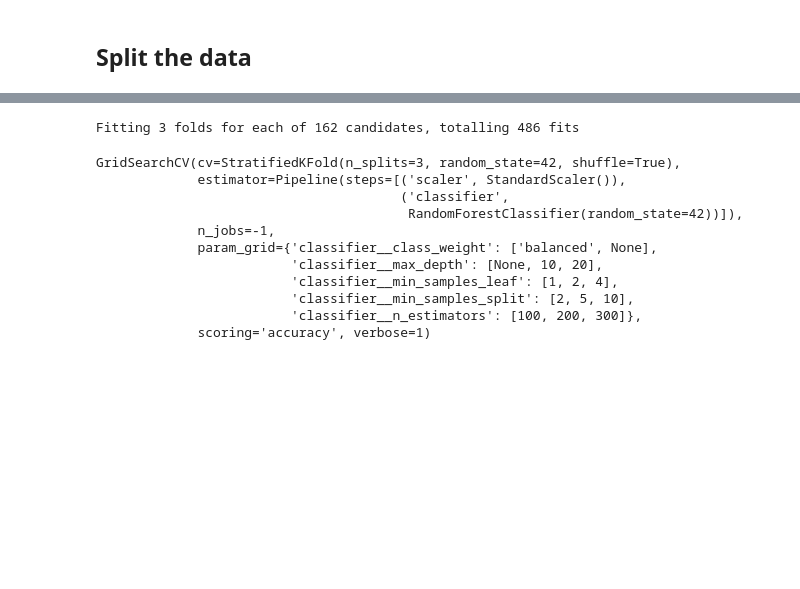
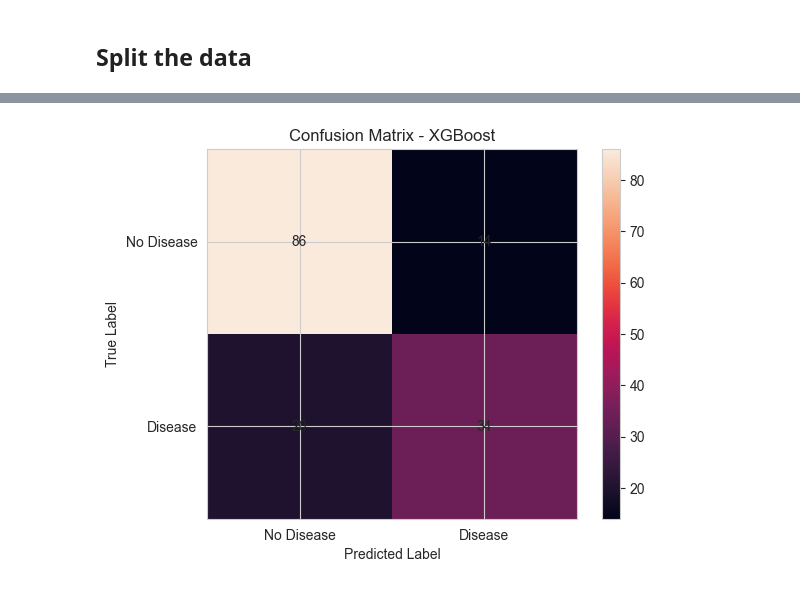
Before and after one commit to khalidkhankakar/Pulse-AI-FYP-, a Jupyter notebook: models/notebooks/diabetes.ipynb, the cells around one changed output, grey strips where cells are left out. Drawn from its saved outputs; the diff is of its cells as text; code cells hidden in the pictures; blank space fills up the shorter version.

Commit message:
MAKING THE XGBOOST MODEL FOR DIABETES DATASET

```diff
--- a/models/notebooks/diabetes.ipynb
+++ b/models/notebooks/diabetes.ipynb
@@ -86,7 +85,3 @@ plt.xticks(rotation=90)
 plt.show()
 # %% [output]
 [figure]
-# %%
-# now apply log to all features that are skewed
-for col in diabetes_data.columns:
-    diabetes_data[col] = np.log1p(diabetes_data[col])
@@ -112,0 +150,7 @@ Name: Outcome, dtype: float64
+# %%
+from sklearn.impute import SimpleImputer
+imputer = SimpleImputer(missing_values=np.nan, strategy='mean')
+imputer.fit(data_enhance)
+data_enhance = imputer.transform(data_enhance)
+data_enhance = pd.DataFrame(data_enhance, columns=diabetes_data.columns)
+data_enhance.shape
@@ -115,17 +161,11 @@ Name: Outcome, dtype: float64
 # %%
-data_enhance = diabetes_data.copy()
-
 data_enhance['BMI_Age'] = data_enhance['BMI'] * data_enhance['Age']
 data_enhance['Glucose_BMI'] = data_enhance['Glucose'] * data_enhance['BMI']
 data_enhance['Glucose_Insulin'] = data_enhance['Glucose'] * data_enhance['Insulin']
 
 # Create polynomial features
 data_enhance['BMI_squared'] = data_enhance['BMI'] ** 2
-data_enhance['Age_squared'] = data_enhance['Age'] ** 2
 data_enhance['Glucose_squared'] = data_enhance['Glucose'] ** 2
-
-# Create ratio features
-data_enhance['Glucose_to_Insulin'] = data_enhance['Glucose'] / (data_enhance['Insulin'] + 1)
 # %%
 from src.utils.main import corelation_data
 corelation_data(data_enhance, 'Outcome', method='pearson')
@@ -150,5 +188,6 @@ Name: Outcome, dtype: float64
 # %% [markdown]
 ## Split the data
 # %%
-X = data_enhance.drop("Outcome", axis=1)
+X = data_enhance.drop(["Outcome"], axis=1)
 y = data_enhance["Outcome"]
+X.columns
@@ -182,44 +231,26 @@ ValueError: Unknown label type: continuous. Maybe you are trying to fit a classi
 # %%
-# Implement with GridSearchCV
-from sklearn.model_selection import GridSearchCV, StratifiedKFold
+from sklearn.metrics import confusion_matrix
+import matplotlib.pyplot as plt
+import numpy as np
 
-grid_pipeline = Pipeline([
-    ('scaler', StandardScaler()),
-    ('classifier', RandomForestClassifier(random_state=42))
-])
+cm = confusion_matrix(y_test, y_pred_xgb)
 
+plt.figure()
+plt.imshow(cm)
+plt.title("Confusion Matrix - XGBoost")
+plt.colorbar()
 
-skf = StratifiedKFold(n_splits=3, shuffle=True, random_state=42)
+classes = ['No Disease', 'Disease']
+plt.xticks(np.arange(len(classes)), classes)
+plt.yticks(np.arange(len(classes)), classes)
 
-param_grid_rf = {
-    "classifier__n_estimators": [100, 200, 300],
-    "classifier__max_depth": [None, 10, 20],
-    "classifier__min_samples_split": [2, 5, 10],
-    "classifier__min_samples_leaf": [1, 2, 4],
-    "classifier__class_weight":['balanced', None]
-}
+for i in range(cm.shape[0]):
+    for j in range(cm.shape[1]):
+        plt.text(j, i, cm[i, j], ha="center", va="center")
 
-rf_grid = GridSearchCV(
-    grid_pipeline,
-    param_grid_rf,
-    cv=skf,
-    scoring='accuracy',
-    n_jobs=-1,
-    verbose=1
-)
-
-rf_grid.fit(X_train, y_train)
+plt.xlabel("Predicted Label")
+plt.ylabel("True Label")
+plt.show()
 # %% [output]
-Fitting 3 folds for each of 162 candidates, totalling 486 fits
-GridSearchCV(cv=StratifiedKFold(n_splits=3, random_state=42, shuffle=True),
-             estimator=Pipeline(steps=[('scaler', StandardScaler()),
-                                       ('classifier',
-                                        RandomForestClassifier(random_state=42))]),
-             n_jobs=-1,
-             param_grid={'classifier__class_weight': ['balanced', None],
-                         'classifier__max_depth': [None, 10, 20],
-                         'classifier__min_samples_leaf': [1, 2, 4],
-                         'classifier__min_samples_split': [2, 5, 10],
-                         'classifier__n_estimators': [100, 200, 300]},
-             scoring='accuracy', verbose=1)
+[figure, added]
 # %%
```
Also changed, not shown: parts of 19 cells of this notebook.
